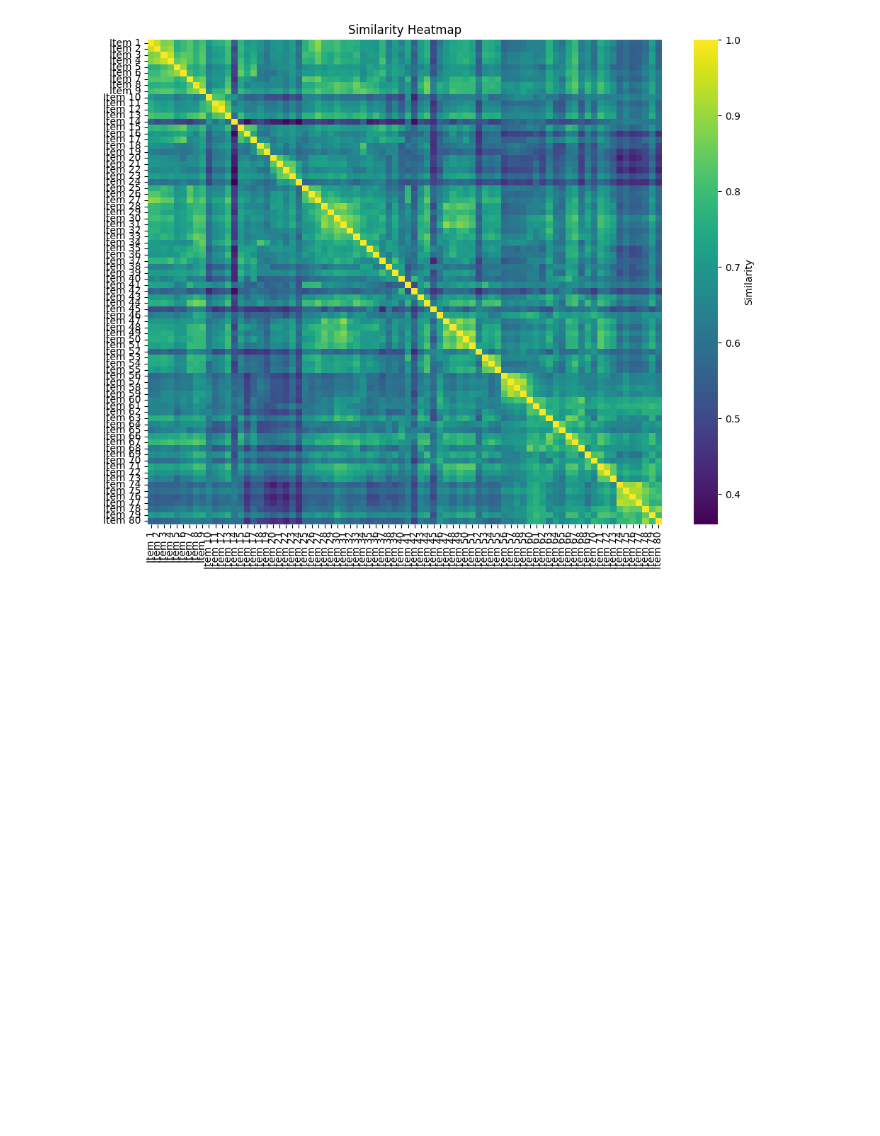
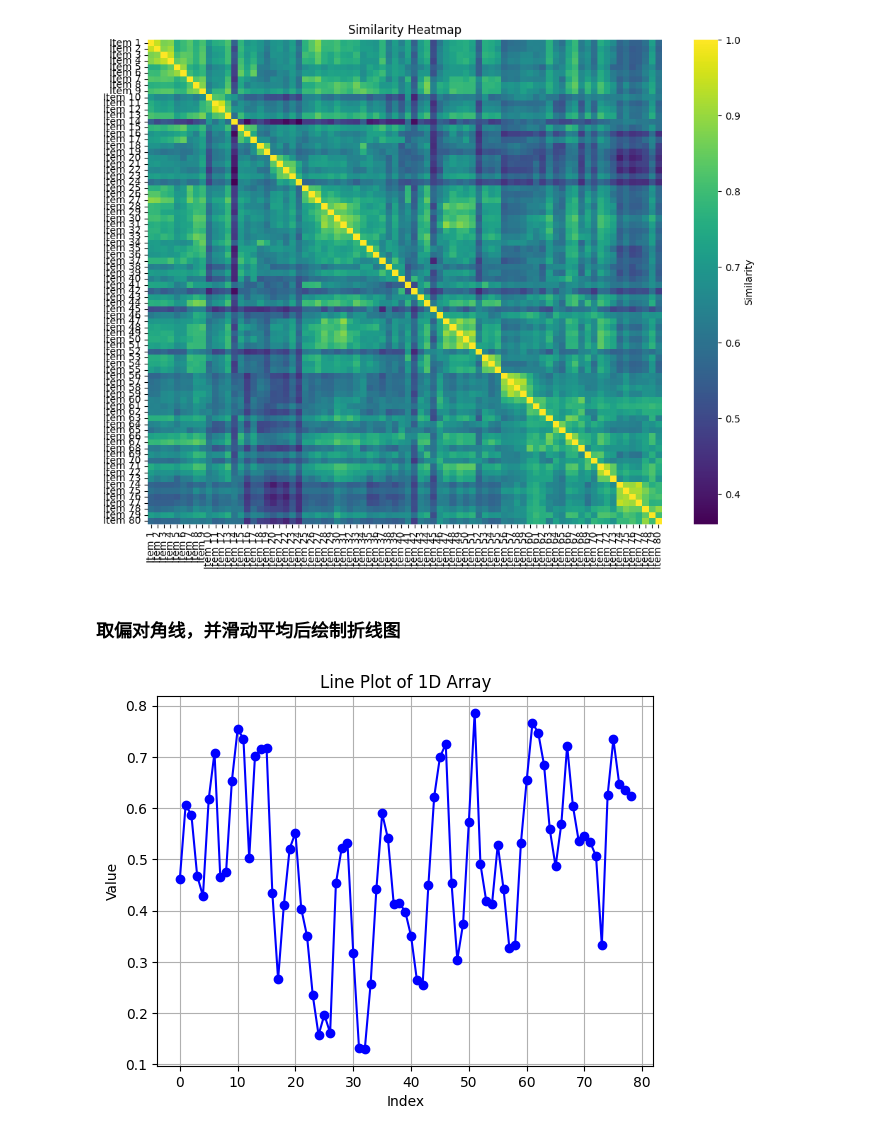
Before and after one commit to BlackieFC/MyCDM, a Jupyter notebook: process_pdf.ipynb, the cells around one changed output. Drawn from its saved outputs; the diff is of its cells as text; code cells hidden in the pictures; blank space fills up the shorter version.

```diff
--- a/process_pdf.ipynb
+++ b/process_pdf.ipynb
@@ -473,3 +473,82 @@ fig, ax = plot_similarity_heatmap(sim_matrix, labels=labels)
 plt.show()
 # %% [output]
 [figure]
+# %% [markdown]
+### 取偏对角线，并滑动平均后绘制折线图
+# %%
+import numpy as np
+import matplotlib.pyplot as plt
+
+
+def smooth(data, window_size):
+    """
+    对一维NumPy数组进行平滑（滑动平均）
+
+    参数:
+    - data: 一维NumPy数组
+    - window_size: 平滑窗口大小
+
+    返回:
+    - 平滑后的NumPy数组
+    """
+    if window_size < 1:
+        raise ValueError("Window size must be at least 1.")
+
+    # 确保窗口大小是奇数
+    if window_size % 2 == 0:
+        window_size += 1
+
+    half_window = window_size // 2
+    extended_data = np.pad(data, (half_window, half_window), mode='edge')
+
+    smoothed_data = np.convolve(extended_data, np.ones(window_size)/window_size, mode='valid')
+
+    return smoothed_data
+
+
+def plot_1d_array(data, title='Line Plot of 1D Array', xlabel='Index', ylabel='Value', color='blue', linestyle='-', marker='o'):
+    """
+    绘制一维NumPy数组的折线图
+
+    参数:
+    - data: 一维NumPy数组
+    - title: 图形标题
+    - xlabel: X轴标签
+    - ylabel: Y轴标签
+    - color: 线条颜色
+    - linestyle: 线型
+    - marker: 数据点标记
+
+    返回:
+    - None
+    """
+    # 创建一个新的图形
+    plt.figure()
+    # 绘制折线图
+    plt.plot(data, color=color, linestyle=linestyle, marker=marker)
+    # 添加标题和标签
+    plt.title(title)
+    plt.xlabel(xlabel)
+    plt.ylabel(ylabel)
+    # 显示网格
+    plt.grid(True)
+    # 显示图形
+    plt.show()
+
+
+# 实际调用
+# array = sim_matrix
+array = np.random.rand(80, 80)
+
+# 取偏对角线（上方的偏对角线）
+upper_diag = np.diag(array, k=1)
+# print("Upper diagonal (k=1):")
+# print(type(upper_diag))
+
+# 滑动平均
+smoothed_data = smooth(upper_diag, window_size=3)
+
+# 绘制折线图
+plot_1d_array(smoothed_data)
+# %% [output]
+[figure, added]
```
